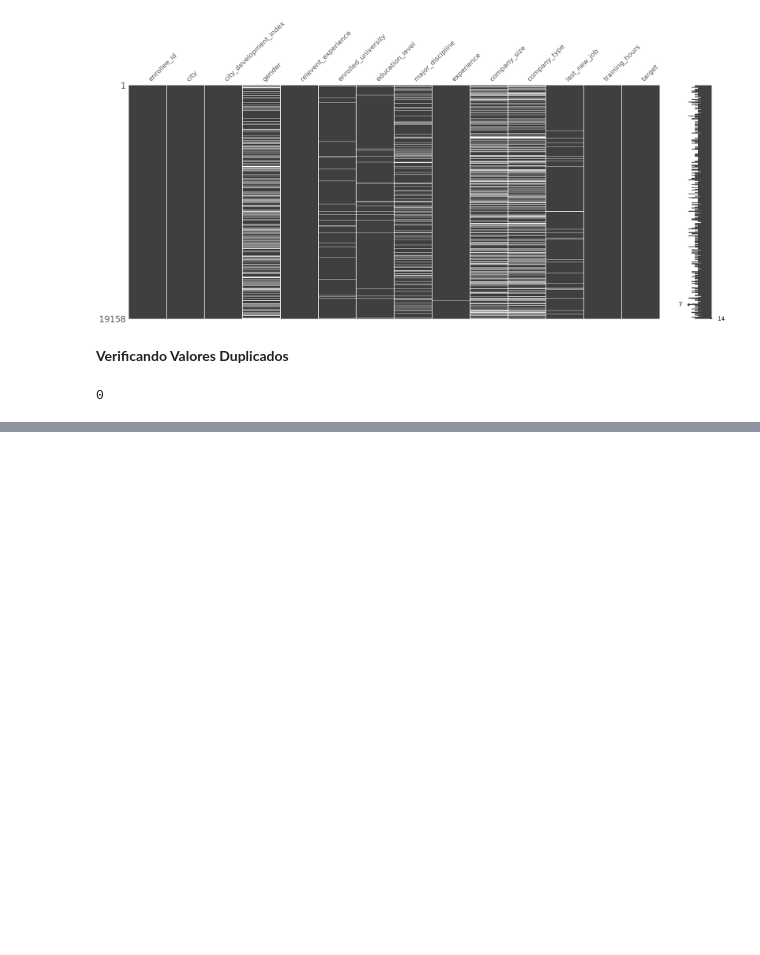
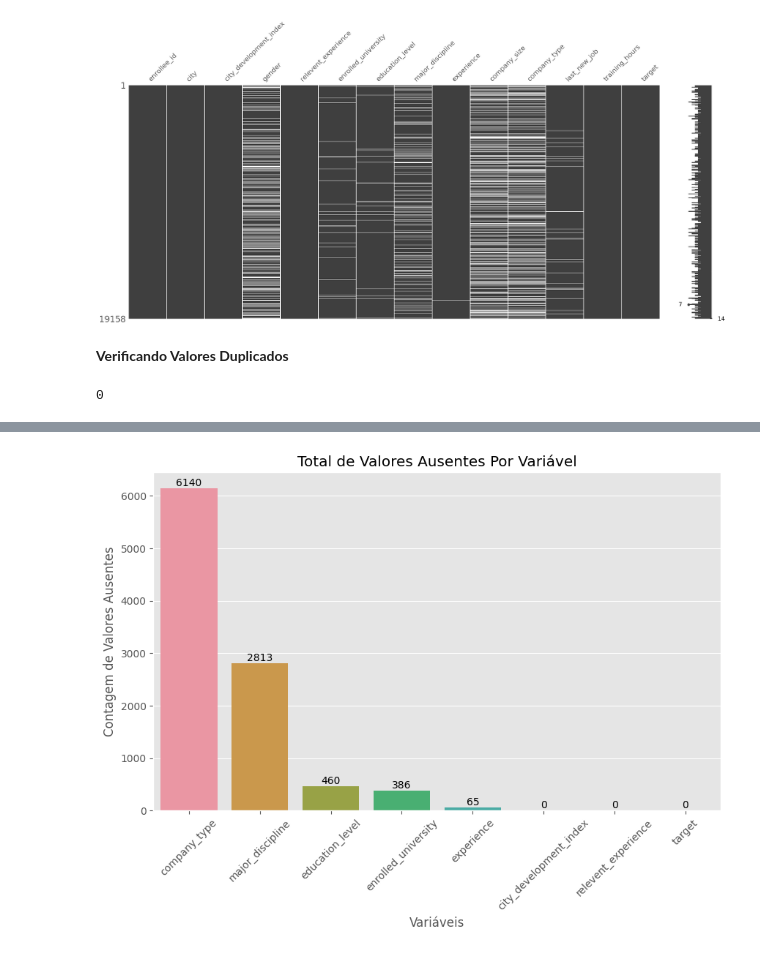
Before and after one commit to Blf100/Analise-de-Dados-RH, a Jupyter notebook: Análise_de_Dados_RH.ipynb, the cells around one changed output, grey strips where cells are left out. Drawn from its saved outputs; the diff is of its cells as text; code cells hidden in the pictures; blank space fills up the shorter version.

```diff
--- a/Análise_de_Dados_RH.ipynb
+++ b/Análise_de_Dados_RH.ipynb
@@ -385,0 +440,13 @@ df['enrollee_id'].duplicated().sum()
+# %%
+# Variáveis que serão mantidas no dataframe
+colunas_utilizadas = ['city_development_index',
+                      'experience',
+                      'enrolled_university',
+                      'relevent_experience',
+                      'education_level',
+                      'company_type',
+                      'major_discipline',
+                      'target']
+# %%
+# dataframe apenas com as colunas utilizadas
+df_final = df[colunas_utilizadas]
@@ -385,0 +462,18 @@ df['enrollee_id'].duplicated().sum()
+# %%
+# Vizualizando valores ausentes para o df_final
+df_null = df_final.isna().sum().sort_values(ascending=False).reset_index()
+df_null.columns = ['variaveis', 'valores_ausentes']
+
+plt.figure(figsize=(10,6))
+sns.barplot(data=df_null, y='valores_ausentes', x='variaveis')
+plt.xlabel('Variáveis')
+plt.ylabel('Contagem de Valores Ausentes')
+plt.title('Total de Valores Ausentes Por Variável')
+plt.xticks(rotation=45)
+
+for index, valor in enumerate(df_null['valores_ausentes']):
+  plt.text(index, valor, str(valor), ha='center', va='bottom')
+
+plt.show()
+# %% [output]
+[figure, added]
```
Also changed, not shown: parts of 17 cells of this notebook.
